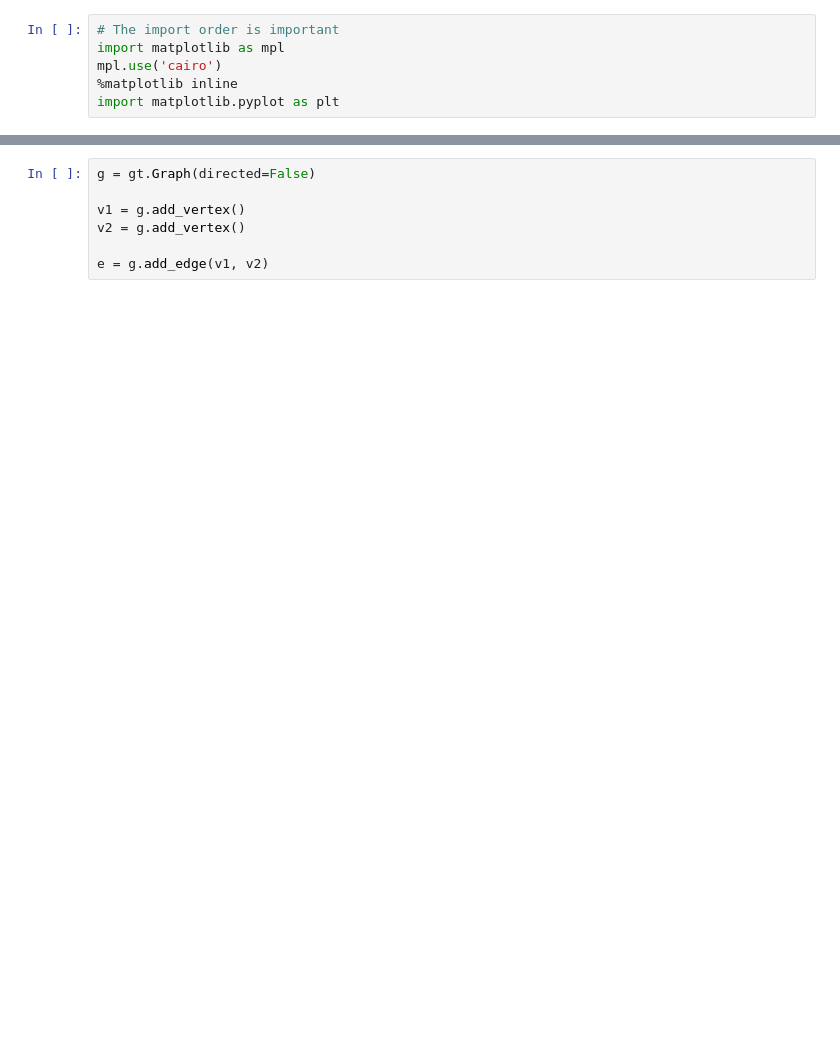
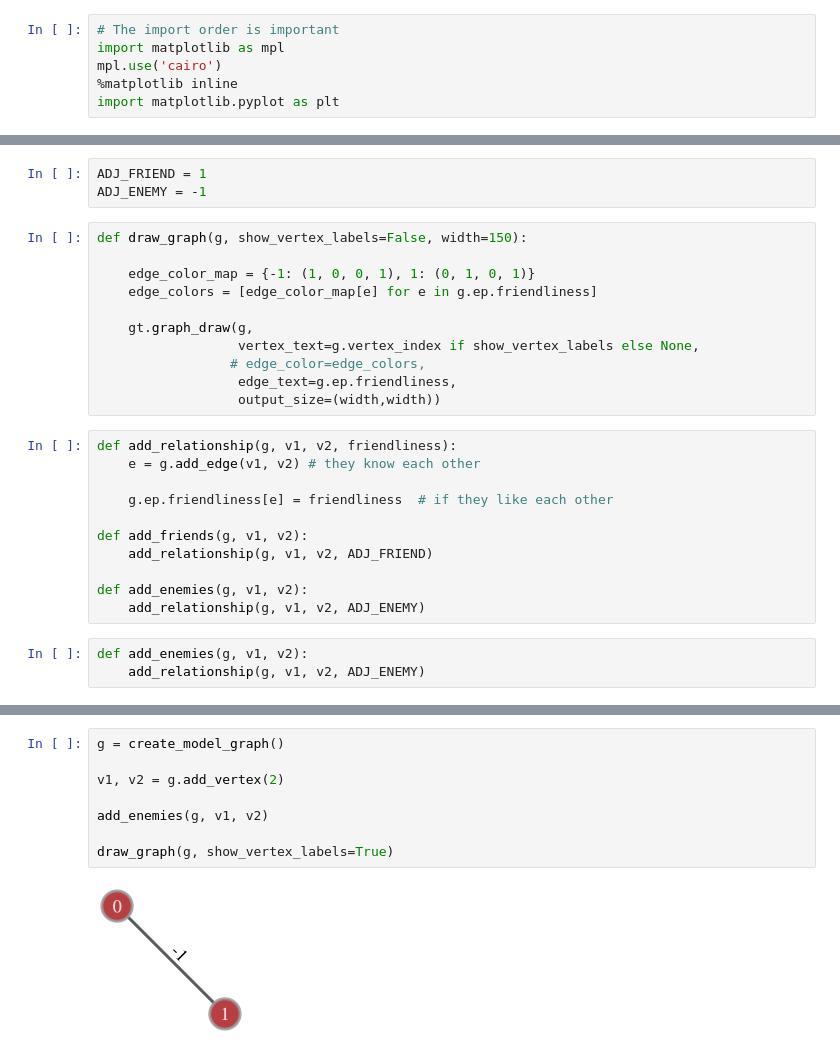
Before and after one commit to YutongB/Opinion-Dynamics, a Jupyter notebook: simulation.ipynb, the cells around one changed output, grey strips where cells are left out. Saved outputs shown, nothing was run; the diff lists cells and outputs as text; blank space fills up the shorter version.

```diff
--- a/simulation.ipynb
+++ b/simulation.ipynb
@@ -35,0 +31,28 @@ gt.graph_draw(g, pos=pos, edge_pen_width=gt.prop_to_size(cap, mi=0, ma=3, power=
+# %%
+ADJ_FRIEND = 1
+ADJ_ENEMY = -1
+# %%
+def draw_graph(g, show_vertex_labels=False, width=150):
+
+    edge_color_map = {-1: (1, 0, 0, 1), 1: (0, 1, 0, 1)}
+    edge_colors = [edge_color_map[e] for e in g.ep.friendliness]
+
+    gt.graph_draw(g,
+                  vertex_text=g.vertex_index if show_vertex_labels else None,
+                 # edge_color=edge_colors,
+                  edge_text=g.ep.friendliness,
+                  output_size=(width,width))
+# %%
+def add_relationship(g, v1, v2, friendliness):
+    e = g.add_edge(v1, v2) # they know each other
+
+    g.ep.friendliness[e] = friendliness  # if they like each other
+
+def add_friends(g, v1, v2):
+    add_relationship(g, v1, v2, ADJ_FRIEND)
+
+def add_enemies(g, v1, v2):
+    add_relationship(g, v1, v2, ADJ_ENEMY)
+# %%
+def add_enemies(g, v1, v2):
+    add_relationship(g, v1, v2, ADJ_ENEMY)
@@ -36,7 +75,10 @@ gt.graph_draw(g, pos=pos, edge_pen_width=gt.prop_to_size(cap, mi=0, ma=3, power=
 # %%
-g = gt.Graph(directed=False)
+g = create_model_graph()
 
-v1 = g.add_vertex()
-v2 = g.add_vertex()
+v1, v2 = g.add_vertex(2)
 
-e = g.add_edge(v1, v2)
+add_enemies(g, v1, v2)
+
+draw_graph(g, show_vertex_labels=True)
+# %% [output]
+[figure, added]
```
Also changed, not shown: parts of 34 cells of this notebook, 1 other file.
